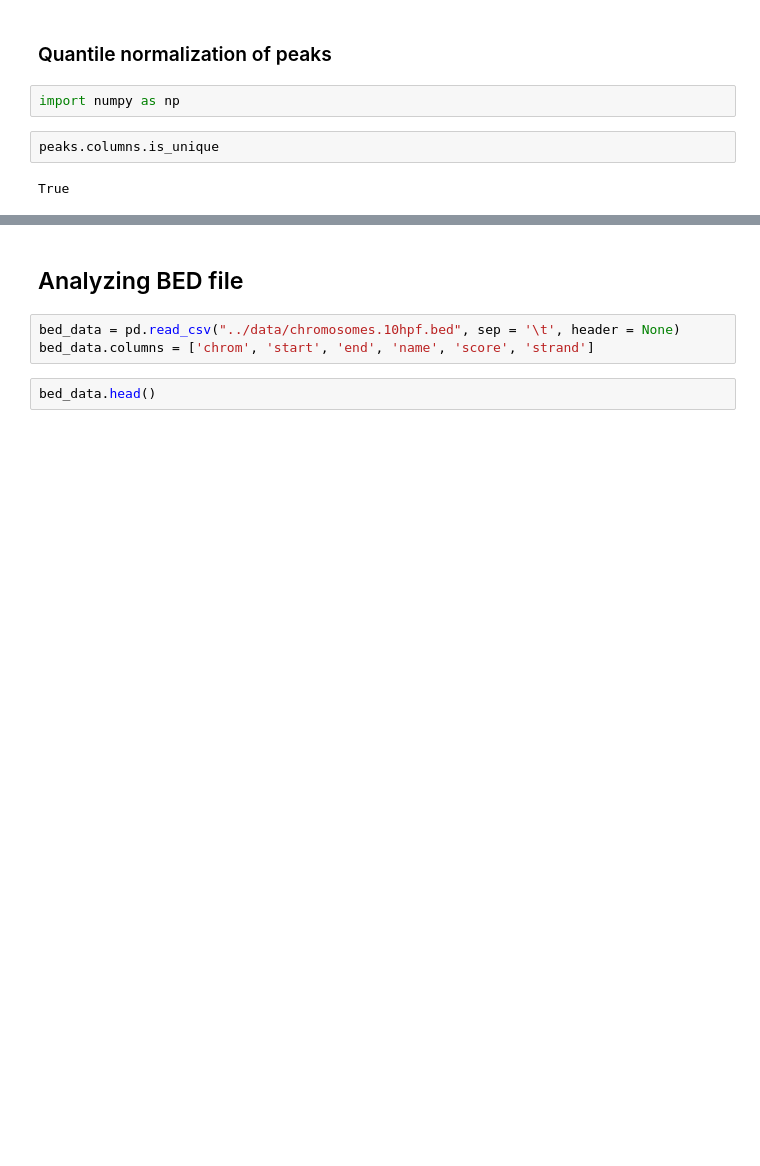
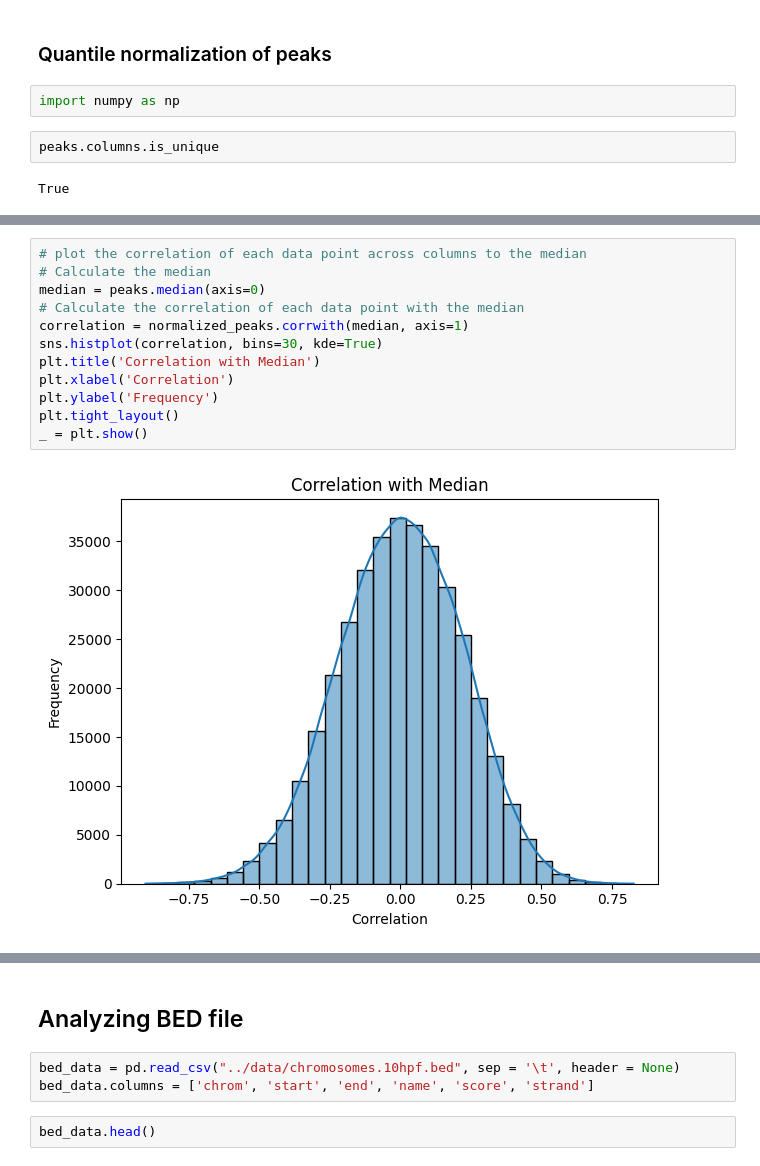
Before and after one commit to victornemenike/neural-crest-deep-learning, a Jupyter notebook: notebooks/atac_seq_analysis.ipynb, the cells around one changed output, grey strips where cells are left out. Saved outputs shown, nothing was run; the diff lists cells and outputs as text; blank space fills up the shorter version.

```diff
--- a/notebooks/atac_seq_analysis.ipynb
+++ b/notebooks/atac_seq_analysis.ipynb
@@ -148,3 +165,17 @@ normalized_peaks
+# %%
+# plot the correlation of each data point across columns to the median
+# Calculate the median
+median = peaks.median(axis=0)
+# Calculate the correlation of each data point with the median
+correlation = normalized_peaks.corrwith(median, axis=1)
+sns.histplot(correlation, bins=30, kde=True)
+plt.title('Correlation with Median')
+plt.xlabel('Correlation')
+plt.ylabel('Frequency')
+plt.tight_layout()
+_ = plt.show()
+# %% [output]
+[figure, added]
 # %%
 fig, ax = plt.subplots(1,2, figsize = (15,5))
 sns.violinplot(peaks, ax = ax[0])
```
Also changed, not shown: parts of 13 cells of this notebook.
